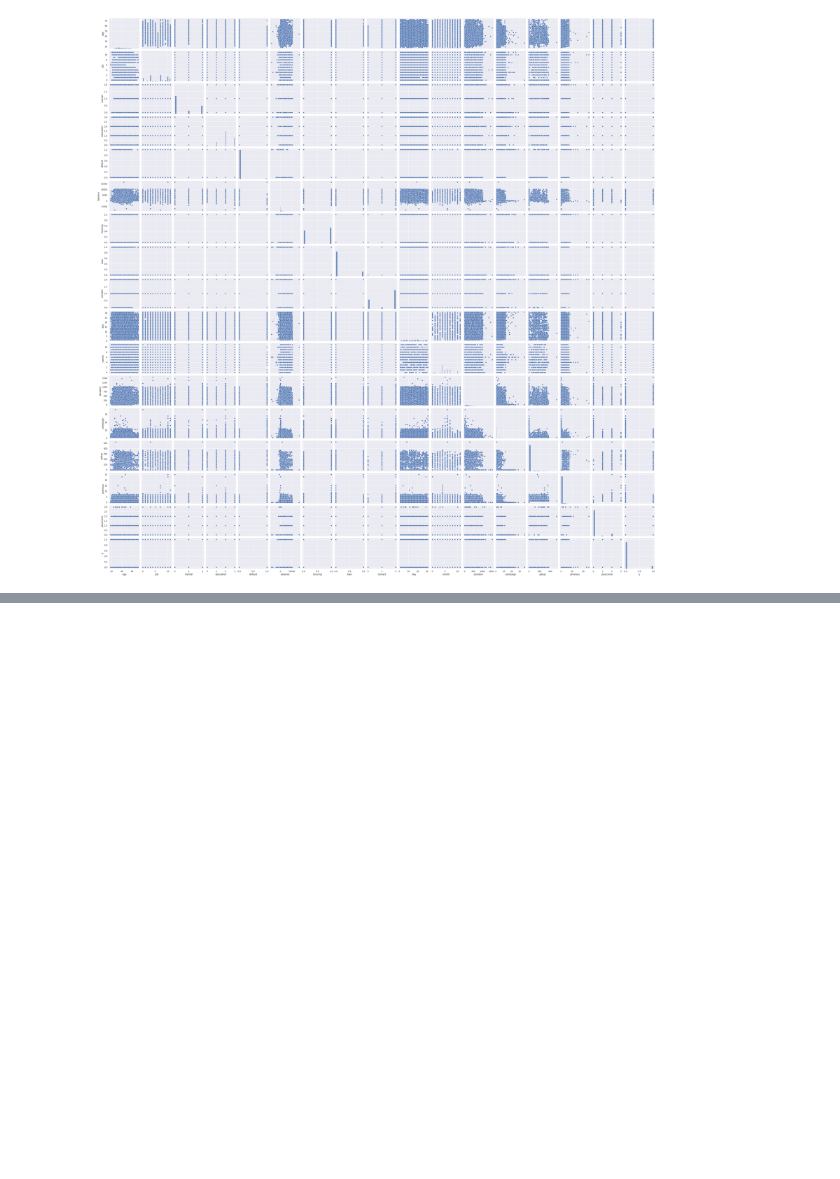
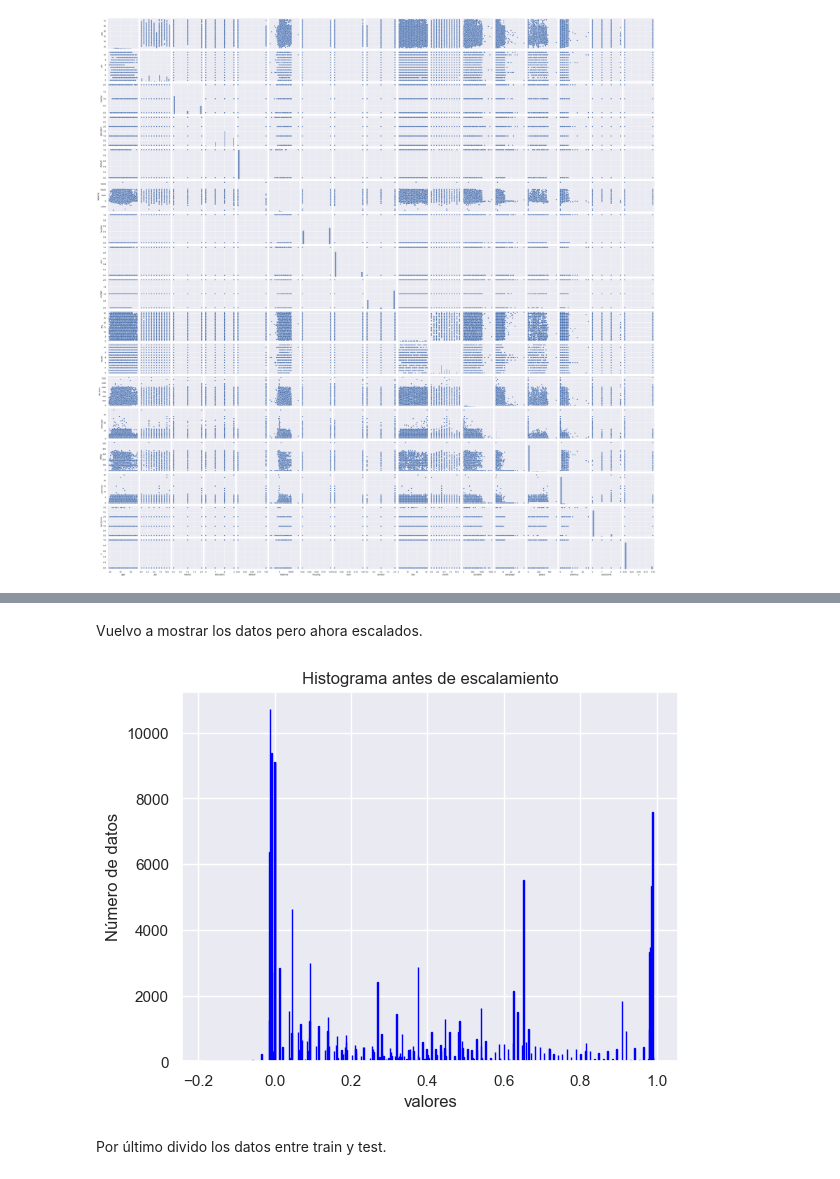
Before and after one commit to alexander6779/SNS, a Jupyter notebook: Final_Project/code/bank.ipynb, the cells around one changed output, grey strips where cells are left out. Saved outputs shown, nothing was run; the diff lists cells and outputs as text; code cells hidden in the pictures; blank space fills up the shorter version.

```diff
--- a/Final_Project/code/bank.ipynb
+++ b/Final_Project/code/bank.ipynb
@@ -291,0 +365,4 @@ sns.pairplot(df)
+# %%
+scaler =MaxAbsScaler()
+X[X.columns] = scaler.fit_transform(X)
+X
@@ -291,0 +383,12 @@ sns.pairplot(df)
+# %% [markdown]
+Vuelvo a mostrar los datos pero ahora escalados.
+# %%
+plt.hist(X, 50, edgecolor='blue')
+plt.ylabel('Número de datos')
+plt.xlabel('valores')
+plt.title('Histograma antes de escalamiento')
+plt.show()
+# %% [output]
+[figure, added]
+# %% [markdown]
+Por último divido los datos entre train y test.
```
Also changed, not shown: parts of 37 cells of this notebook, 2 other files.
